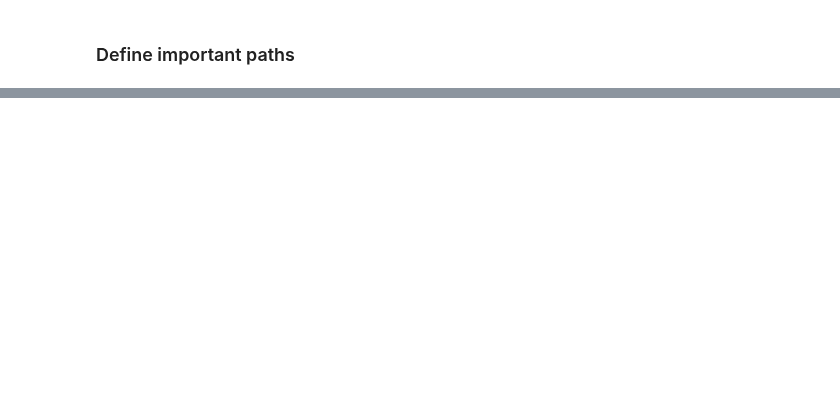
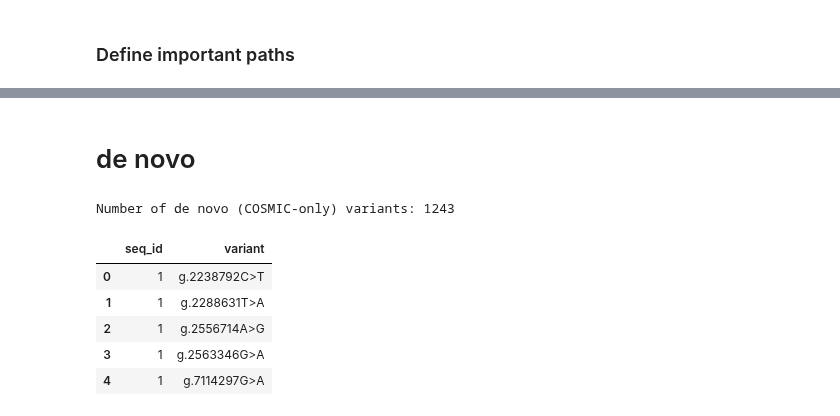
Before and after one commit to pachterlab/varseek-examples, a Jupyter notebook: vk_denovo_cosmic.ipynb, the cells around one changed output, grey strips where cells are left out. Cells and saved outputs as stored; diff of their text form; code cells hidden in the pictures; blank space fills up the shorter version.

```diff
--- a/vk_denovo_cosmic.ipynb
+++ b/vk_denovo_cosmic.ipynb
@@ -369,0 +384,53 @@ time: 412 μs (started: 2026-06-15 08:45:35 -07:00)
+# %% [markdown]
+# de novo
+# %%
+fastq_r2_files = sorted(
+    os.path.join(dirpath, file)
+    for dirpath, _, files in os.walk(fastqs_dir)
+    for file in files
+    if file.endswith((".fastq.gz", ".fq.gz", ".fastq", ".fq")) and "_R2_" in file
+)
+
+if not os.path.exists(variants):
+    vk.denovo(
+        inputs=fastq_r2_files,
+        fasta_ref=sequences,
+        gtf=gtf,
+        aligner="STAR",
+        star_genome_index_dir=star_genome_index_dir,
+        star_alignment_prefix=f"{denovo_star_alignment_dir}/star_",
+        out_bam_dir=denovo_bam_dir,
+        output=variants_vcf,
+        output_tsv=variants,
+        min_counts=min_counts_denovo,
+        threads=threads,
+        read_length=91,
+        verbose=1,
+    )
+
+# Restrict the de novo calls to those also present in the COSMIC census, keyed on the
+# `seq_id:variant` HGVS string (identical to COSMIC's HGVSG). This makes the de novo
+# pipeline a strict subset of the COSMIC variant universe, which is what lets its VCRS
+# reference be a subset of the COSMIC reference (checked in the comparison section).
+os.makedirs(os.path.dirname(variants_cosmic_only), exist_ok=True)
+if not os.path.exists(variants_cosmic_only):
+    all_variants_df = pd.read_csv(variants, sep="\t", dtype=str)
+    cosmic_keys = set(
+        pd.read_csv(cosmic_tsv, sep="\t", usecols=["HGVSG"], dtype=str, low_memory=False)
+        .dropna()["HGVSG"]
+    )
+    keys = all_variants_df["seq_id"].astype(str) + ":" + all_variants_df["variant"].astype(str)
+    all_variants_df[keys.isin(cosmic_keys)].to_csv(variants_cosmic_only, sep="\t", index=False)
+    print(f"de novo variants total: {len(all_variants_df):,}; also in COSMIC: {keys.isin(cosmic_keys).sum():,}")
+
+variants_df = pd.read_csv(variants_cosmic_only, sep="\t")
+print(f"Number of de novo (COSMIC-only) variants: {len(variants_df)}")
+variants_df.head()
+# %% [output]
+Number of de novo (COSMIC-only) variants: 1243
+|  | seq_id | variant |
+| 0 | 1 | g.2238792C>T |
+| 1 | 1 | g.2288631T>A |
+| 2 | 1 | g.2556714A>G |
+| 3 | 1 | g.2563346G>A |
+| 4 | 1 | g.7114297G>A |
```
Also changed, not shown: parts of 21 cells of this notebook, 2 other files.
